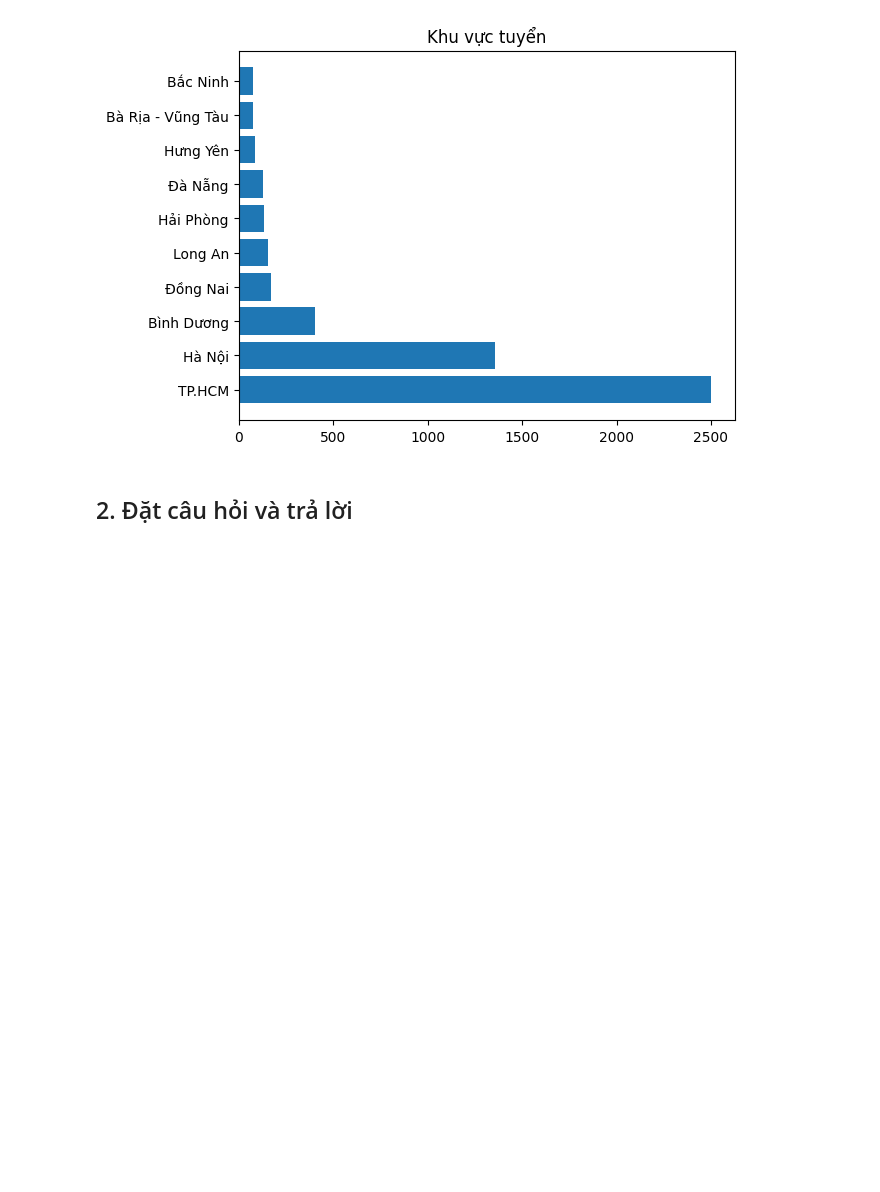
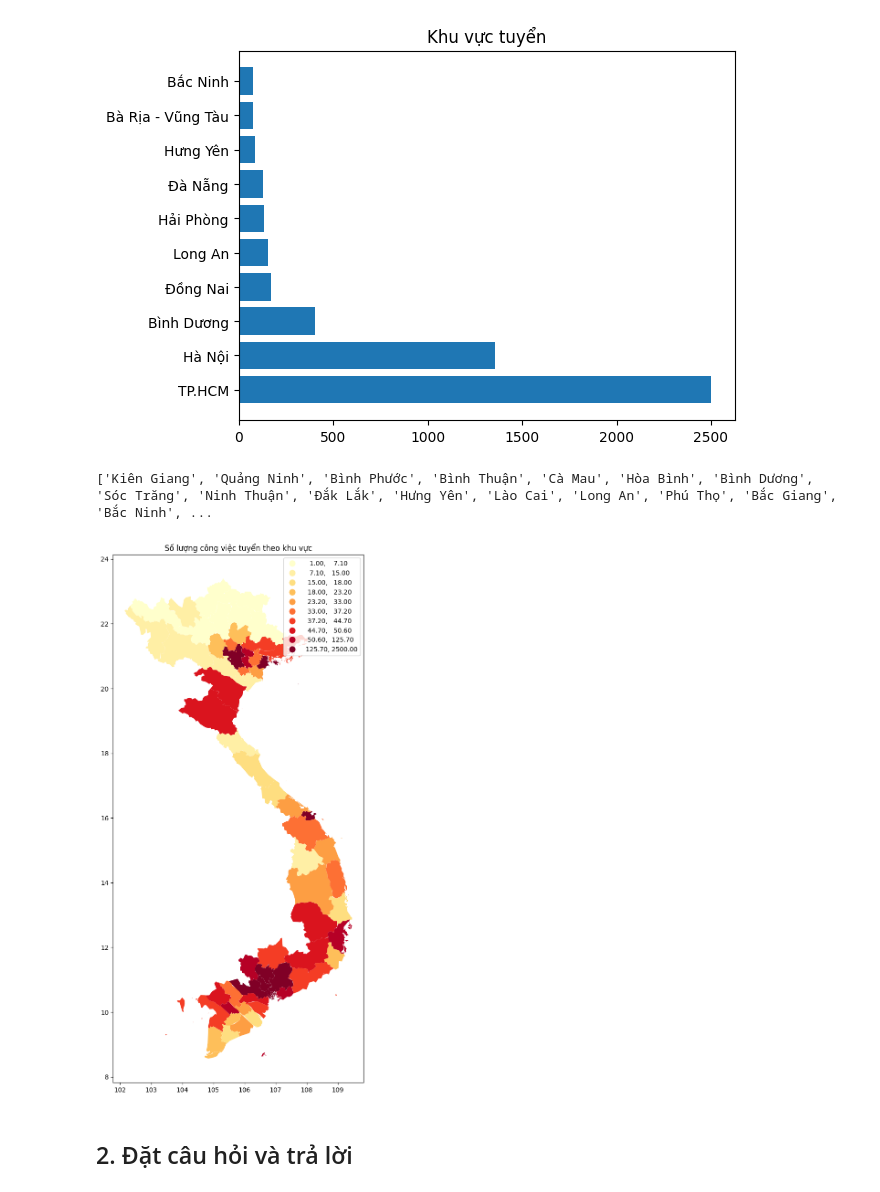
Before and after one commit to HungLVT/NMKHDL, a Jupyter notebook: notebooks/3.0-question-and-answer.ipynb, the cells around one changed output. Saved outputs shown, nothing was run; the diff lists cells and outputs as text; code cells hidden in the pictures; blank space fills up the shorter version.

```diff
--- a/notebooks/3.0-question-and-answer.ipynb
+++ b/notebooks/3.0-question-and-answer.ipynb
@@ -185,5 +188,24 @@ plt.title('Khu vực tuyển')
 plt.show()
 # %% [output]
 [figure]
+# %%
+# Đọc bản đồ
+vietnam_map = gpd.read_file('../data/vietnam.geojson')
+# Chuẩn hóa tên tỉnh thành
+vietnam_map = vietnam_map.replace({"Hồ Chí Minh city": "TP.HCM"})
+vietnam_map = vietnam_map.replace({"Thừa Thiên - Huế": "Thừa Thiên Huế"})
+print(list(vietnam_map['name']))
+# Merge dữ liệu
+merged = vietnam_map.set_index('name').join(area_df.set_index('Khu vực'))
+
+# Vẽ biểu đồ
+fig, ax = plt.subplots(1, 1)
+fig.set_size_inches(15, 15)
+merged.plot(column='Số lượng', ax=ax, legend=True, cmap='YlOrRd', scheme='quantiles', k=10)
+plt.title('Số lượng công việc tuyển theo khu vực')
+plt.show()
+# %% [output]
+['Kiên Giang', 'Quảng Ninh', 'Bình Phước', 'Bình Thuận', 'Cà Mau', 'Hòa Bình', 'Bình Dương', 'Sóc Trăng', 'Ninh Thuận', 'Đắk Lắk', 'Hưng Yên', 'Lào Cai', 'Long An', 'Phú Thọ', 'Bắc Giang', 'Bắc Ninh', ...
+[figure, added]
 # %% [markdown]
 ## 2. Đặt câu hỏi và trả lời
```
Also changed, not shown: parts of 1 cell of this notebook, 1 other file.
